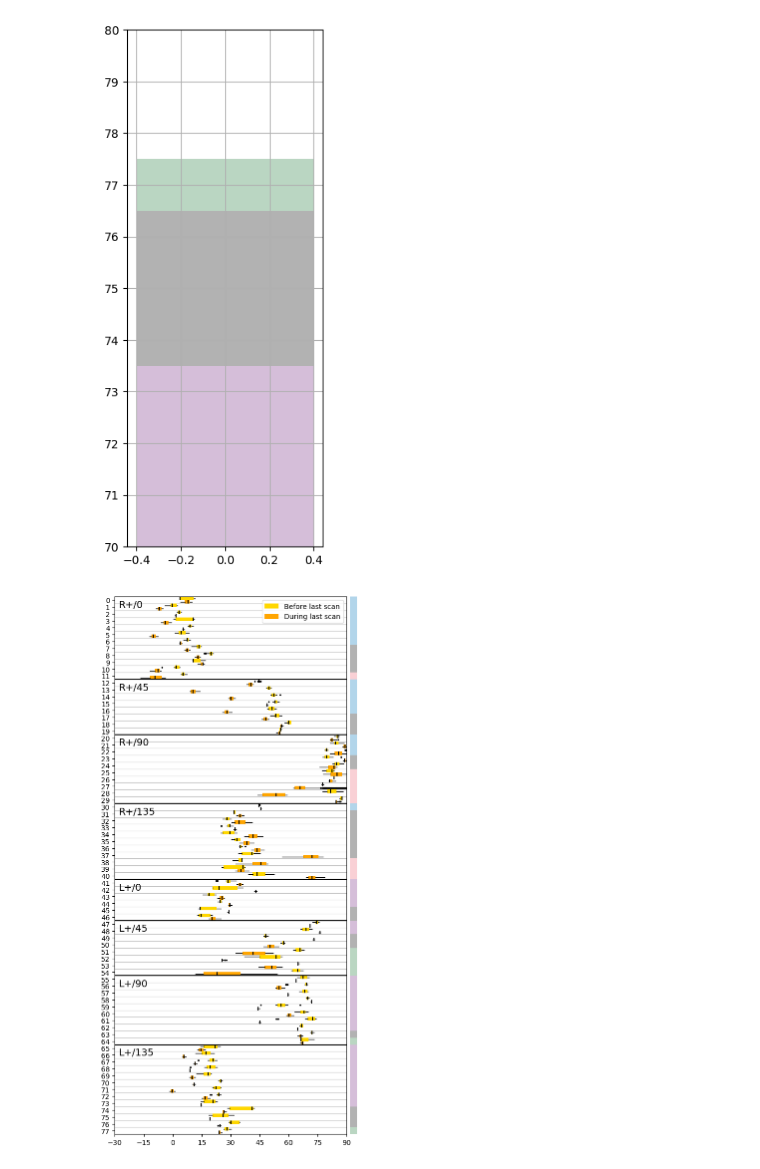
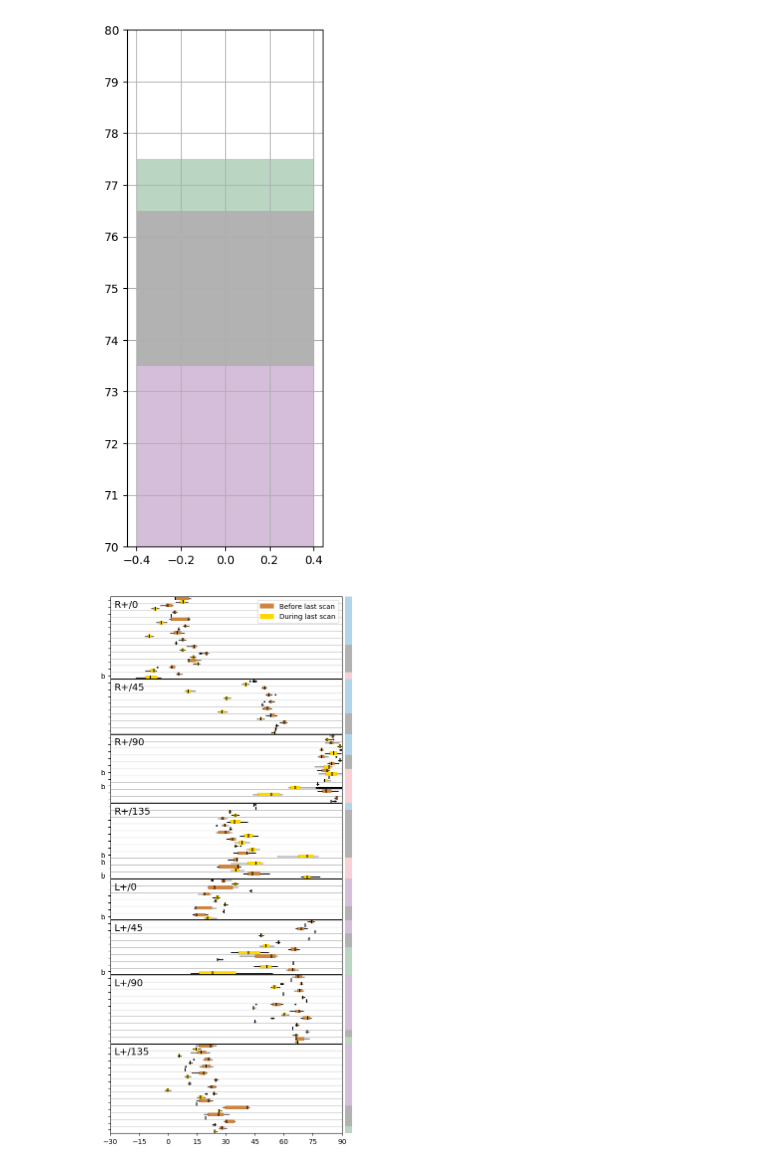
Before and after one commit to leewujung/porpoise_spheroid, a Jupyter notebook: notebooks_misc/20240425_angle-boxplot-AR1.3.ipynb, the cells around one changed output. Saved outputs shown, nothing was run; the diff lists cells and outputs as text; code cells hidden in the pictures.

```diff
--- a/notebooks_misc/20240425_angle-boxplot-AR1.3.ipynb
+++ b/notebooks_misc/20240425_angle-boxplot-AR1.3.ipynb
@@ -497,7 +497,7 @@ def plot_iqr_new(clicks_before, clicks_during, cut_list, labels, flip_xticks):
         widths=0.5,
         showcaps=False,
         patch_artist=True,
-        boxprops=dict(facecolor="gold", color="none"),
+        boxprops=dict(facecolor="peru", color="none"),
         flierprops=dict(marker=".", markerfacecolor="k", markersize=5, markeredgecolor="none"),
         whiskerprops=dict(lw=1),
         medianprops=dict(color="k",lw=1.5),
@@ -511,7 +511,7 @@ def plot_iqr_new(clicks_before, clicks_during, cut_list, labels, flip_xticks):
         widths=0.5,
         showcaps=False,
         patch_artist=True,
-        boxprops=dict(facecolor="orange", color="none"),
+        boxprops=dict(facecolor="gold", color="none"),
         flierprops=dict(marker=".", markerfacecolor="k", markersize=5, markeredgecolor="none"),
         whiskerprops=dict(lw=1),
         medianprops=dict(color="k",lw=1.5),
@@ -550,39 +550,39 @@ fig, ax = plot_iqr_new(
 
 # Handling ticks and grid lines
 ax.set_yticks(np.arange(len(click_ch1_all_before_flip)))
-# ax.set_yticklabels(str_all_new)
+ax.set_yticklabels(str_all_new)
 ax.set_yticks(np.arange(len(click_ch1_all_before_flip))-0.5, minor=True)
 ax.tick_params(axis="y", which="minor", left=False)
 ax.grid(which="minor", alpha=0.75)
 ax.set_ylim(-0.5, 77.5)
 ax.invert_yaxis()
 
 # Add color code for vertical axis
 ax_pos = ax.get_position()
 ax_add = fig.add_axes([ax_pos.x0+ax_pos.width+0.01, ax_pos.y0, 0.025, ax_pos.height])
 ax_add.set_xticks([])
 ax_add.set_yticks([])
 for h, b, c in zip(idx_height, idx_bottom[:-1], color_accum):
     ax_add.bar(0, height=h, bottom=b-0.5, color=c, alpha=0.3)
 ax_add.set_ylim(-0.5, 77.5)
 ax_add.invert_yaxis()
 ax_add.axis("off")
 
 # Label large y sections
 x_offset = -28
 TARGET_ANGLE_STR_NEW = [
     "R+/0", "R+/45", "R+/90", "R+/135",
     "L+/0", "L+/45", "L+/90", "L+/135",
 ]
 # y_offset_all = [6, 16, 24, 35.5, 44, 51, 60, 71.5]
 y_offset_all = [0, 12, 20, 30, 41, 47, 55, 65]
 for y_offset, c_name in zip(y_offset_all, TARGET_ANGLE_STR_NEW):
     ax.text(x_offset, y_offset, c_name, fontsize=14,
             ha="left", va="top")
 
 plt.show()
 # %% [output]
-[figure, old version]
+[figure, new version]
 # %%
 fig, ax = plot_iqr_new(
     clicks_before=click_ch1_all_before,
```
Also changed, not shown: parts of 2 cells of this notebook.
